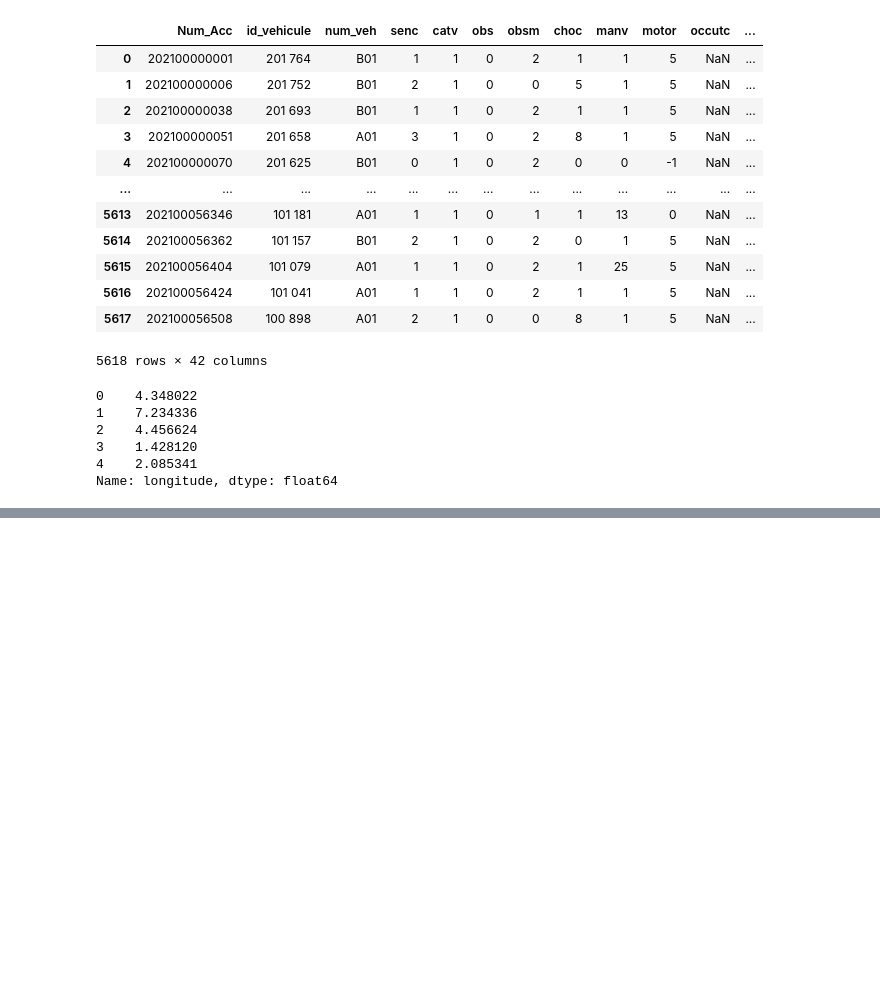
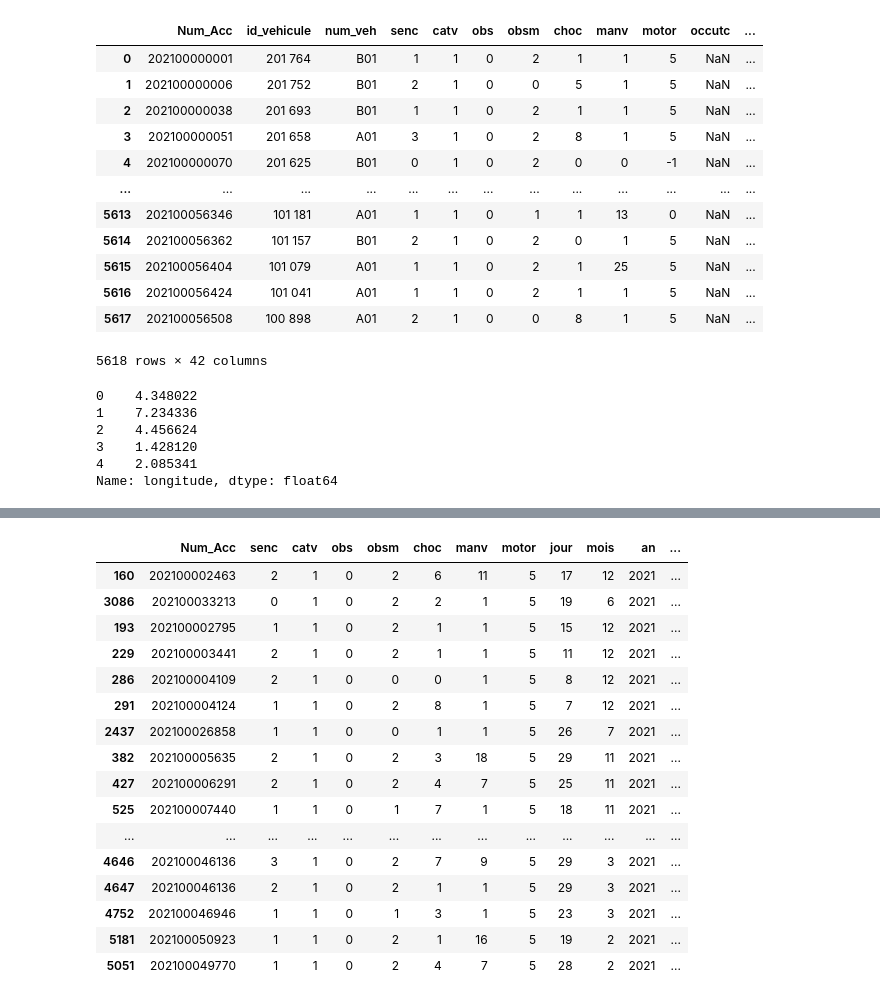
Before and after one commit to hitMaan351/Decision-support-for-cycle-track, a Jupyter notebook: notebooks/merging_acc_roads.ipynb, the cells around one changed output, grey strips where cells are left out. Cells and saved outputs as stored; diff of their text form; code cells hidden in the pictures; blank space fills up the shorter version.

```diff
--- a/merging_accident_voie.ipynb
+++ b/notebooks/merging_acc_roads.ipynb
@@ -426,0 +343,28 @@ Name: an, dtype: int64
+# %%
+for i, point in liste_df[3].iterrows():
+    liste_df[3].at[i,"distance"] = liste_df_voie[3].distance(point.geometry).min()
+    liste_df[3].at[i,"nearest_road"] = liste_df_voie[3].distance(point.geometry).idxmin()
+
+liste_df[3]["nearest_road"] = liste_df[3]["nearest_road"].astype('int')
+
+liste_merged.append((liste_df[3].merge(liste_df_voie[3], left_on='nearest_road', right_index=True)))
+
+liste_merged[3]
+# %% [output]
+|  | Num_Acc | senc | catv | obs | obsm | choc | manv | motor | jour | mois | an | ... |
+| 160 | 202100002463 | 2 | 1 | 0 | 2 | 6 | 11 | 5 | 17 | 12 | 2021 | ... |
+| 3086 | 202100033213 | 0 | 1 | 0 | 2 | 2 | 1 | 5 | 19 | 6 | 2021 | ... |
+| 193 | 202100002795 | 1 | 1 | 0 | 2 | 1 | 1 | 5 | 15 | 12 | 2021 | ... |
+| 229 | 202100003441 | 2 | 1 | 0 | 2 | 1 | 1 | 5 | 11 | 12 | 2021 | ... |
+| 286 | 202100004109 | 2 | 1 | 0 | 0 | 0 | 1 | 5 | 8 | 12 | 2021 | ... |
+| 291 | 202100004124 | 1 | 1 | 0 | 2 | 8 | 1 | 5 | 7 | 12 | 2021 | ... |
+| 2437 | 202100026858 | 1 | 1 | 0 | 0 | 1 | 1 | 5 | 26 | 7 | 2021 | ... |
+| 382 | 202100005635 | 2 | 1 | 0 | 2 | 3 | 18 | 5 | 29 | 11 | 2021 | ... |
+| 427 | 202100006291 | 2 | 1 | 0 | 2 | 4 | 7 | 5 | 25 | 11 | 2021 | ... |
+| 525 | 202100007440 | 1 | 1 | 0 | 1 | 7 | 1 | 5 | 18 | 11 | 2021 | ... |
+| ... | ... | ... | ... | ... | ... | ... | ... | ... | ... | ... | ... | ... |
+| 4646 | 202100046136 | 3 | 1 | 0 | 2 | 7 | 9 | 5 | 29 | 3 | 2021 | ... |
+| 4647 | 202100046136 | 2 | 1 | 0 | 2 | 1 | 1 | 5 | 29 | 3 | 2021 | ... |
+| 4752 | 202100046946 | 1 | 1 | 0 | 1 | 3 | 1 | 5 | 23 | 3 | 2021 | ... |
+| 5181 | 202100050923 | 1 | 1 | 0 | 2 | 1 | 16 | 5 | 19 | 2 | 2021 | ... |
+| 5051 | 202100049770 | 1 | 1 | 0 | 2 | 4 | 7 | 5 | 28 | 2 | 2021 | ... |
```
Also changed, not shown: parts of 50 cells of this notebook, 1 other file.
